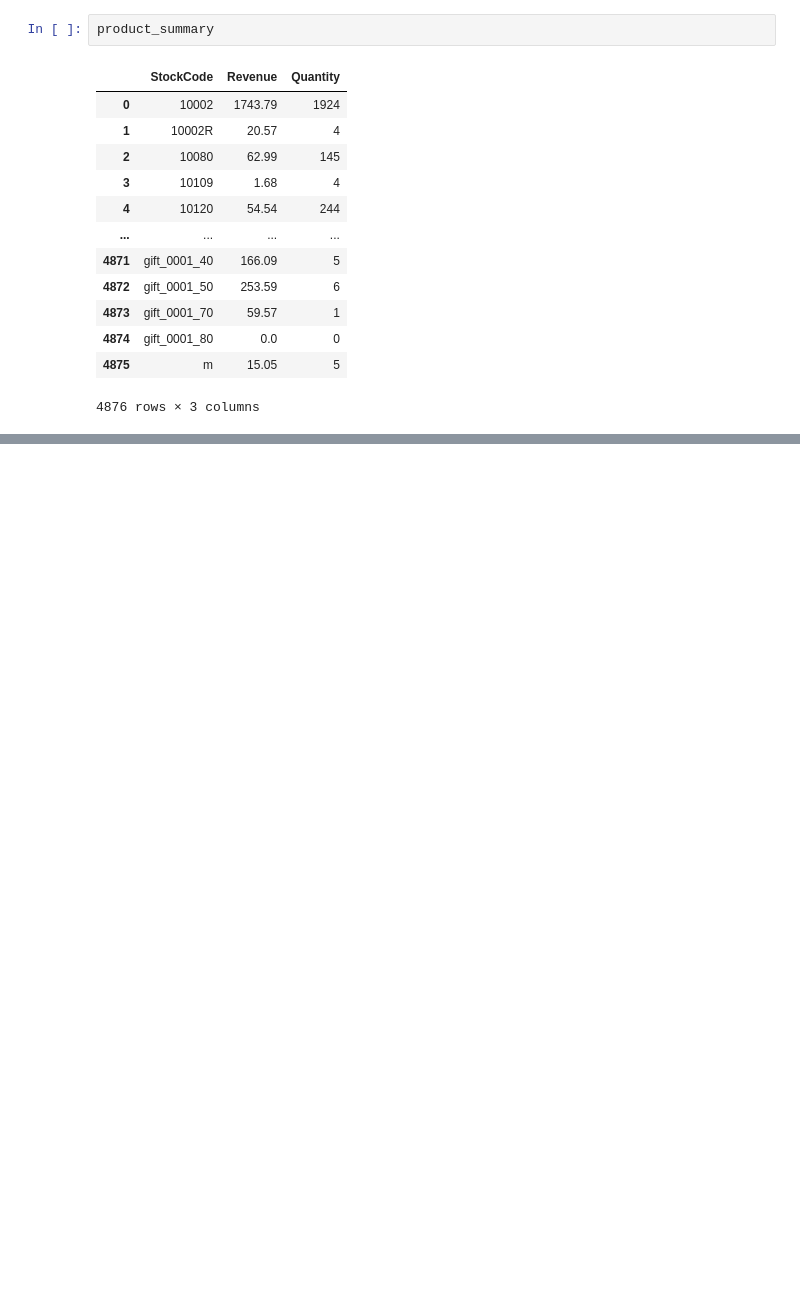
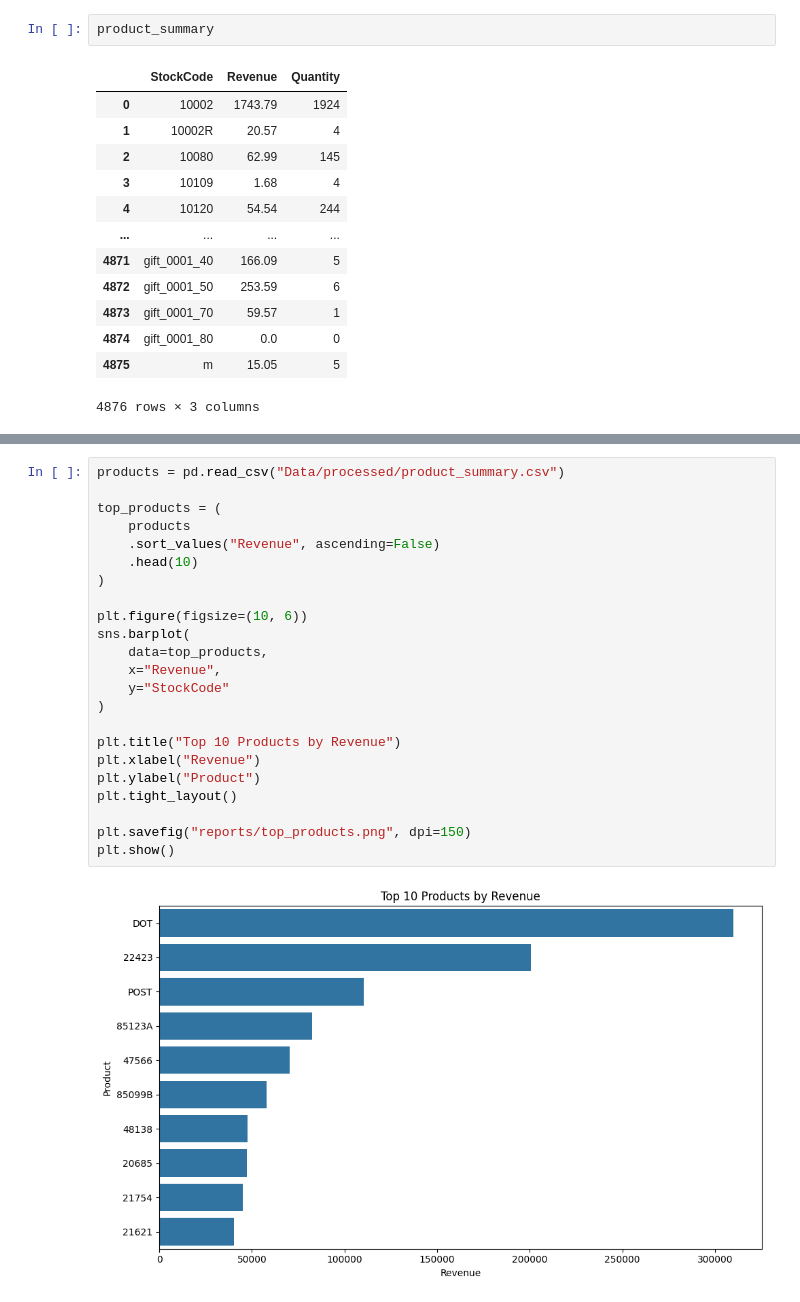
Before and after one commit to abdelra-hman/ecommerce-data-pipeline, a Jupyter notebook: notebooks/exploration.ipynb, the cells around one changed output, grey strips where cells are left out. Drawn from its saved outputs; the diff is of its cells as text; blank space fills up the shorter version.

```diff
--- a/notebooks/exploration.ipynb
+++ b/notebooks/exploration.ipynb
@@ -63,0 +129,25 @@ product_summary
+# %%
+products = pd.read_csv("Data/processed/product_summary.csv")
+
+top_products = (
+    products
+    .sort_values("Revenue", ascending=False)
+    .head(10)
+)
+
+plt.figure(figsize=(10, 6))
+sns.barplot(
+    data=top_products,
+    x="Revenue",
+    y="StockCode"
+)
+
+plt.title("Top 10 Products by Revenue")
+plt.xlabel("Revenue")
+plt.ylabel("Product")
+plt.tight_layout()
+
+plt.savefig("reports/top_products.png", dpi=150)
+plt.show()
+# %% [output]
+[figure, added]
```
Also changed, not shown: parts of 6 cells of this notebook, 15 other files.
